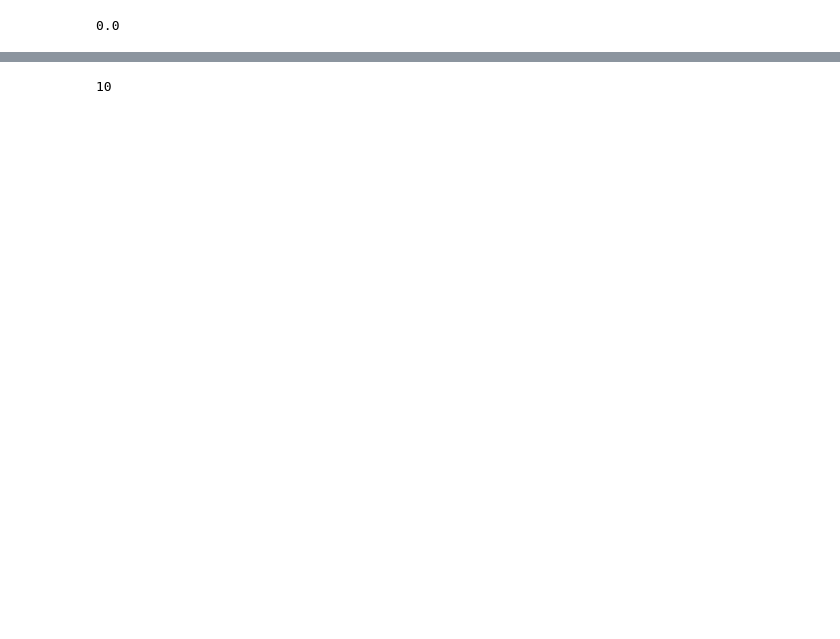
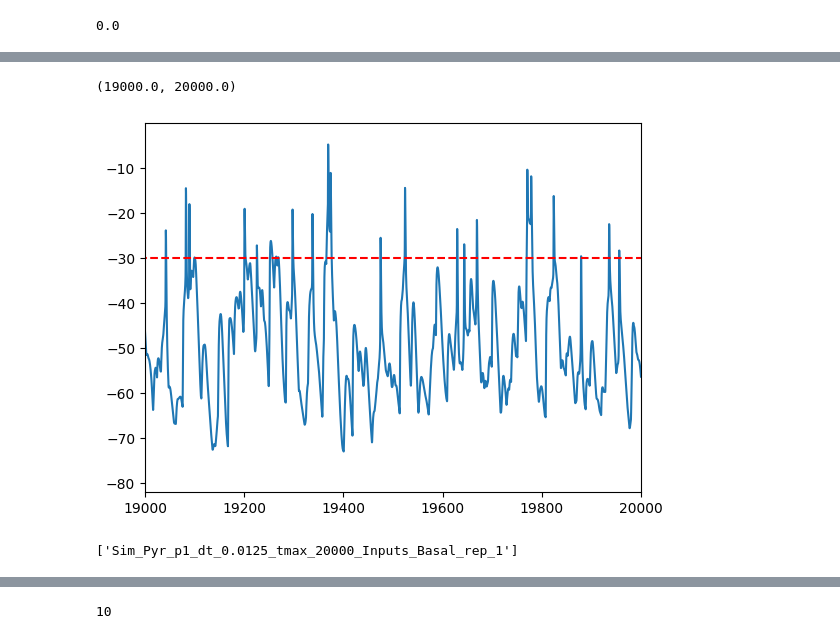
Before and after one commit to hannatolle/synergisticDendrites, a Jupyter notebook: NeuronClass_Edu.ipynb, the cells around one changed output, grey strips where cells are left out. Saved outputs shown, nothing was run; the diff lists cells and outputs as text; code cells hidden in the pictures; blank space fills up the shorter version.

```diff
--- a/NeuronClass_Edu.ipynb
+++ b/NeuronClass_Edu.ipynb
@@ -558,3 +591,14 @@ Text(0, 0.5, 'input id')
+# %%
+i = 30
+
+pyplot.plot(recordings["time"],recordings['sensors'][i])
+
+pyplot.hlines(thres,0,tmax,color="red",linestyle='dashed')
+
+pyplot.xlim(ini, ifi)
+# %% [output]
+(19000.0, 20000.0)
+[figure, added]
 # %%
 import pickle
 
@@ -568,3 +614,16 @@ pickle.dump(recordings, file)
 
 # closing the file
 file.close()
+# %%
+import os
+import pickle
+
+ddir = "DATA/"
+
+allfiles = os.listdir(ddir)
+
+files = [i for i in allfiles if "Basal" in i]
+
+files
+# %% [output]
+['Sim_Pyr_p1_dt_0.0125_tmax_20000_Inputs_Basal_rep_1']
```
Also changed, not shown: parts of 25 cells of this notebook.
